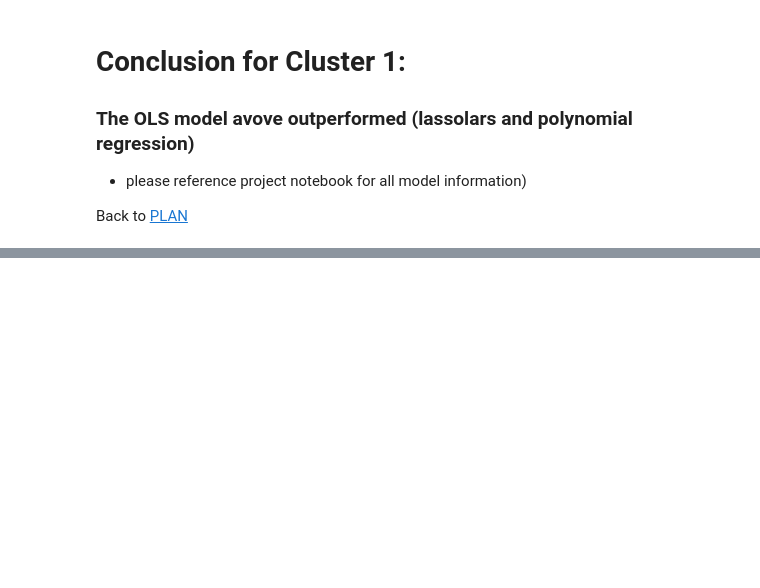
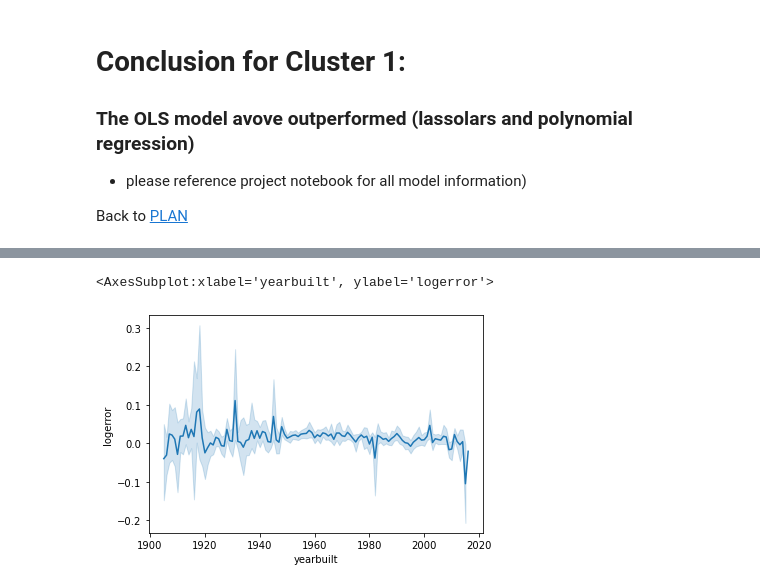
Before and after one commit to EribertoContreras/clustering-exercises, a Jupyter notebook: final_project.ipynb, the cells around one changed output, grey strips where cells are left out. Cells and saved outputs as stored; diff of their text form; code cells hidden in the pictures; blank space fills up the shorter version.

```diff
--- a/final_project.ipynb
+++ b/final_project.ipynb
@@ -548,0 +690,5 @@ Back to [PLAN](#PLAN)
+# %%
+sns.lineplot(data=train, x = 'yearbuilt' ,y= 'logerror')
+# %% [output]
+<AxesSubplot:xlabel='yearbuilt', ylabel='logerror'>
+[figure, added]
```
Also changed, not shown: parts of 73 cells of this notebook, 2 other files.
